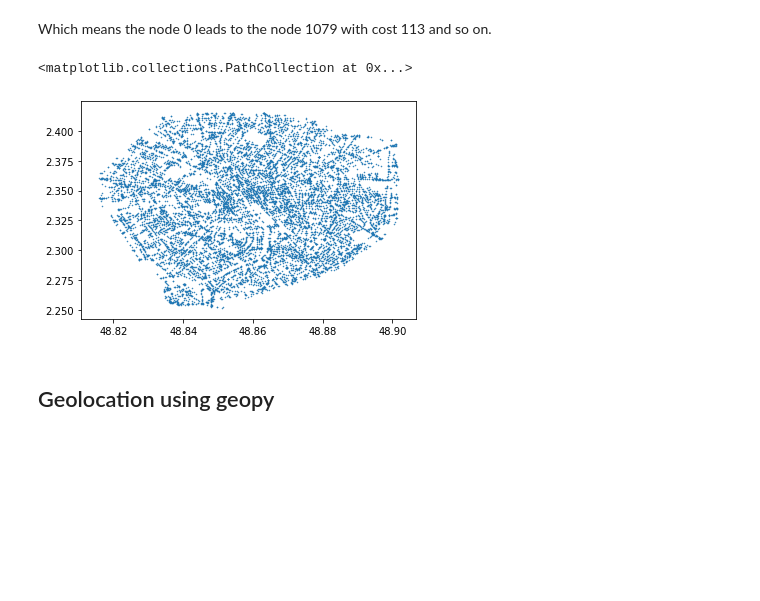
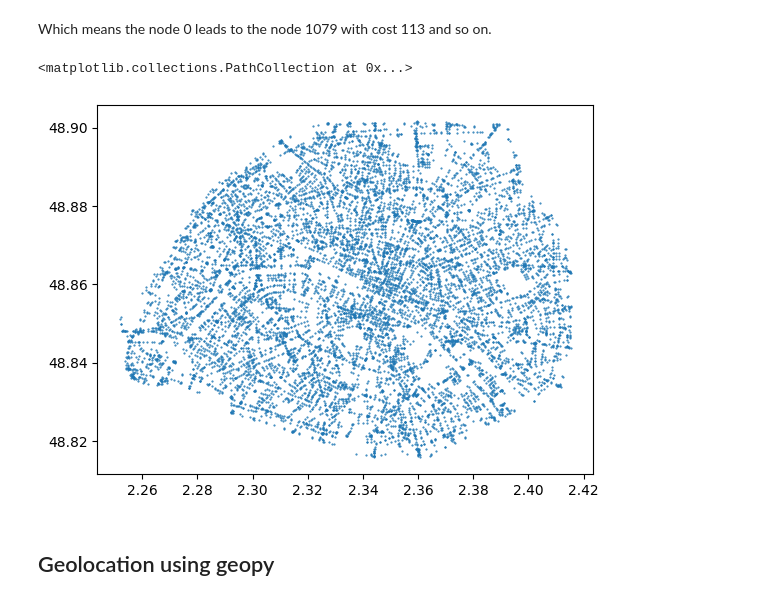
Before and after one commit to jilljenn/tryalgo, a Jupyter notebook: examples/TryAlgo Maps in Paris.ipynb, the cells around one changed output. Saved outputs shown, nothing was run; the diff lists cells and outputs as text; code cells hidden in the pictures; blank space fills up the shorter version.

```diff
--- a/examples/TryAlgo Maps in Paris.ipynb
+++ b/examples/TryAlgo Maps in Paris.ipynb
@@ -33,13 +33,13 @@ Which means the node 0 leads to the node 1079 with cost 113 and so on.
 # %%
 %matplotlib inline
 from matplotlib import pyplot as plt
 
-x = [point[0] for point in paris_coords]
-y = [point[1] for point in paris_coords]
+y = [point[0] for point in paris_coords]
+x = [point[1] for point in paris_coords]
 plt.scatter(x, y, marker='.', s=1)
 # %% [output]
 <matplotlib.collections.PathCollection at 0x...>
-[figure, old version]
+[figure, new version]
 # %% [markdown]
 ## Geolocation using geopy
 # %%
```
Also changed, not shown: parts of 1 cell of this notebook, 1 other file.
